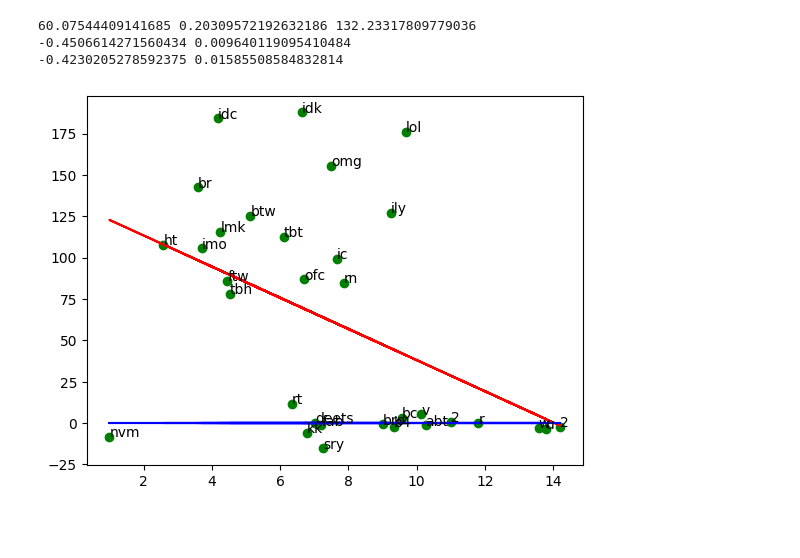
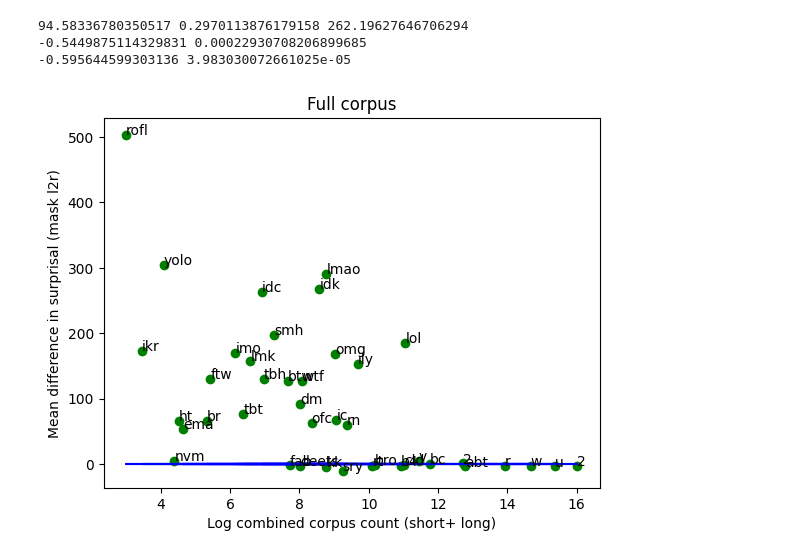
Before and after one commit to erafkin/twitter_abbreviation_word_length, a Jupyter notebook: notebooks/explore.ipynb, the cells around one changed output. Saved outputs shown, nothing was run; the diff lists cells and outputs as text; code cells hidden in the pictures; blank space fills up the shorter version.

```diff
--- a/notebooks/explore.ipynb
+++ b/notebooks/explore.ipynb
@@ -1,7 +1,21 @@
 # %%
 import pandas as pd
-df = pd.read_csv("../data_df_per_token_avgs.csv")
-bertweet_unknown_abbreviations=["tmb", "tftf", "prt", "nts", "mtf", "mrt", "icymi", "ftl", "fomo", "eml", "cr8", "clk", "chk", "bgd", "bfn"]
+df = pd.read_csv("../data_new.csv")
+bertweet_unknown_abbreviations=['tmb',
+                                'tftf',
+                                'prt',
+                                'nts',
+                                'mtf',
+                                'mrt',
+                                'icymi',
+                                'ftl',
+                                'fomo',
+                                'eml',
+                                'cr8',
+                                'clk',
+                                'chk',
+                                'bgd',
+                                'bfn']
 # %%
 
 df["abbr_len"] =  df["abbreviation"].str.len()
@@ -192,11 +224,10 @@ spearman corr, pvalue:  0.6498206400513173 6.570494863534676e-10
 #frequency between short and long forms as a predictor for difference in surprisal
 from matplotlib import pyplot as plt
 import pandas as pd
-df = pd.read_csv("../data_df_per_token_avgs.csv")
+df = pd.read_csv("../data_new.csv")
 df["abbr_len"] =  df["abbreviation"].str.len()
 df["fl_len"] = df["full_length"].str.len()
 df["compression"] = 1- (df["abbr_len"]/df["fl_len"])
-
 # drop where any count is 0
 df_drop_nan = df[df['count_fl'] != 0]
 df_drop_nan = df_drop_nan[df_drop_nan['count_abbr'] != 0]
@@ -208,35 +239,38 @@ df_drop_nan = df_drop_nan[df_drop_nan['abbr_mask_l2r_surprisal_mean'].notna()]
 # drop instances where the token for the abbreviation is <unk>
 df_drop_nan = df_drop_nan[~df_drop_nan["abbreviation"].isin(bertweet_unknown_abbreviations)]
 
 # get stats for log(fl_freq + abbr_freq)
 x_log_freq = df_drop_nan["count_fl"] + df_drop_nan["count_abbr"]
 x_log_freq = np.log2(x_log_freq).to_numpy()
 x_log_freq =  x_log_freq[:, None]
 
 # predict surprisal
 y_diff_in_surprisal = df_drop_nan["fl_mask_l2r_surprisal_mean"] - df_drop_nan["abbr_mask_l2r_surprisal_mean"]
 y_diff_in_surprisal = y_diff_in_surprisal.to_numpy()
 weights = np.ones_like(y_diff_in_surprisal)
 reg = LinearRegression(copy_X=True, fit_intercept=True).fit(x_log_freq, y_diff_in_surprisal, weights)
 r_squared = reg.score(x_log_freq, y_diff_in_surprisal)
 
 y_predict = reg.predict(x_log_freq)
 mse = (((y_diff_in_surprisal - y_predict)**2 * weights).sum() / weights.sum())**.5
 print(mse, r_squared, reg.intercept_)
 fig, ax = plt.subplots()
 ax.scatter(x_log_freq, y_diff_in_surprisal,color='g')
 for i, txt in enumerate(df_drop_nan["abbreviation"].to_list()):
     ax.annotate(txt, (x_log_freq[i], y_diff_in_surprisal[i]))
-plt.plot(x_log_freq, reg.predict(x_log_freq),color='red')
+# plt.plot(x_log_freq, reg.predict(x_log_freq),color='red')
+plt.xlabel("Log combined corpus count (short+ long)")
+plt.title("Full corpus")
+plt.ylabel("Mean difference in surprisal (mask l2r)")
 plt.plot(x_log_freq, np.zeros_like(x_log_freq),color='blue')
 corr_pearson, p_value_pearson = scipy.stats.pearsonr(x_log_freq[:, 0], y_diff_in_surprisal)
 corr_spearman, p_value_spearman = scipy.stats.spearmanr(x_log_freq[:, 0], y_diff_in_surprisal)
 print(corr_pearson, p_value_pearson)
 print(corr_spearman, p_value_spearman )
 
 # basically this means that frequency is not a very good predictor i think
 # %% [output]
-60.07544409141685 0.20309572192632186 132.23317809779036
--0.4506614271560434 0.009640119095410484
--0.4230205278592375 0.01585508584832814
+94.58336780350517 0.2970113876179158 262.19627646706294
+-0.5449875114329831 0.00022930708206899685
+-0.595644599303136 3.983030072661025e-05
-[figure, old version]
+[figure, new version]
```
Also changed, not shown: parts of 18 cells of this notebook, 1 other file.
